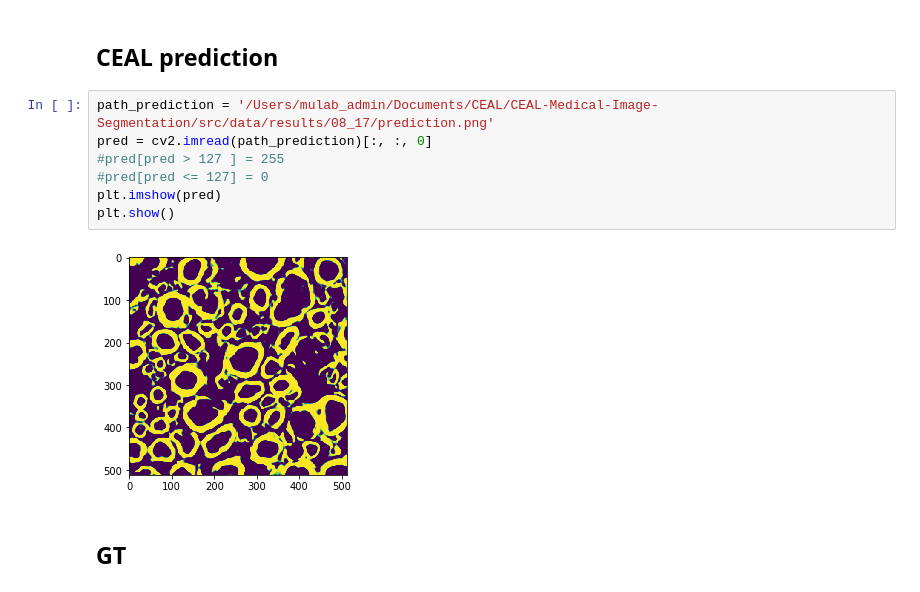
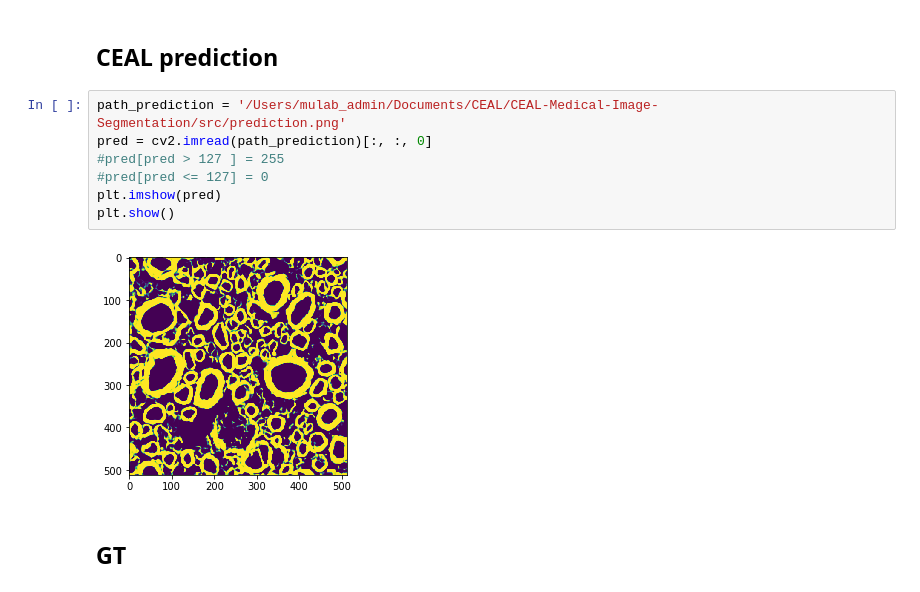
Before and after one commit to neuropoly/deep-active-learning, a Jupyter notebook: performances_comparision_ADS.ipynb, the cells around one changed output. Drawn from its saved outputs; the diff is of its cells as text.

```diff
--- a/performances_comparision_ADS.ipynb
+++ b/performances_comparision_ADS.ipynb
@@ -82,14 +82,14 @@ plt.show()
 # %% [markdown]
 ## CEAL prediction
 # %%
-path_prediction = '/Users/mulab_admin/Documents/CEAL/CEAL-Medical-Image-Segmentation/src/data/results/08_17/prediction.png'
+path_prediction = '/Users/mulab_admin/Documents/CEAL/CEAL-Medical-Image-Segmentation/src/prediction.png'
 pred = cv2.imread(path_prediction)[:, :, 0]
 #pred[pred > 127 ] = 255
 #pred[pred <= 127] = 0
 plt.imshow(pred)
 plt.show()
 # %% [output]
-[figure, old version]
+[figure, new version]
 # %% [markdown]
 ## GT
 # %%
```
Also changed, not shown: parts of 7 cells of this notebook.
